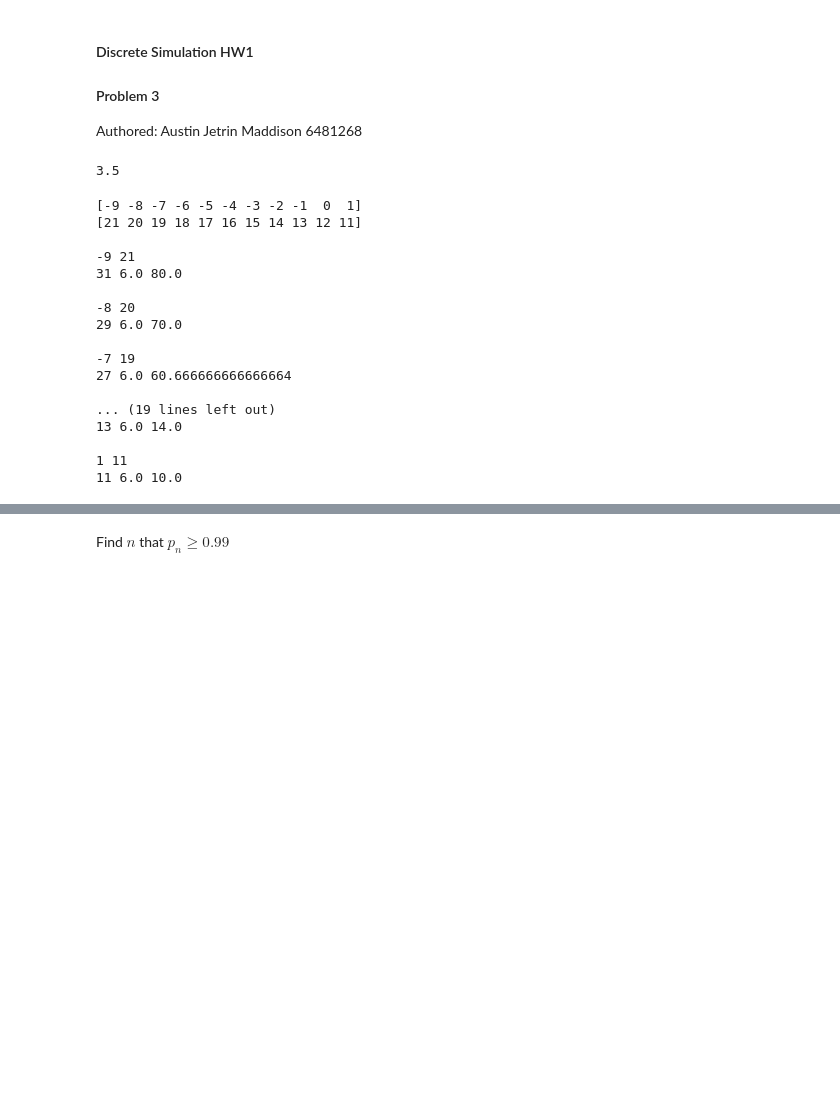
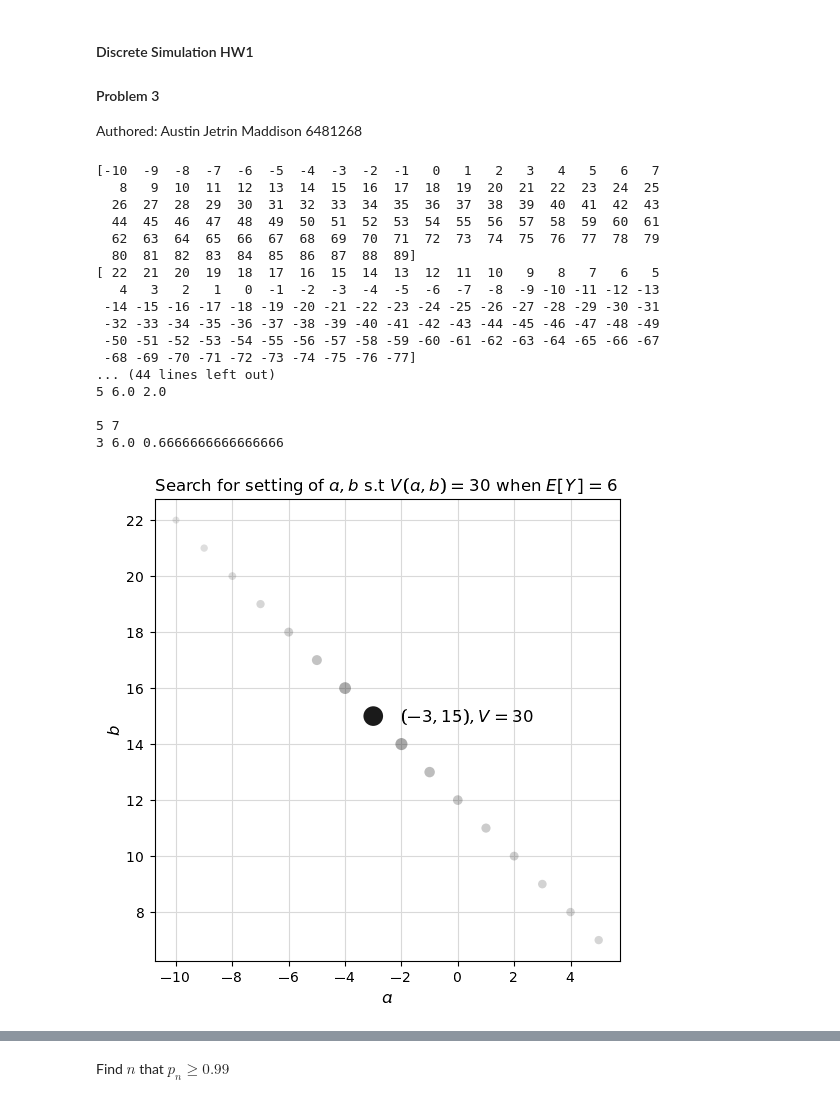
Before and after one commit to AustinMaddison/discrete-simulation, a Jupyter notebook: src/hw1/p3.ipynb, the cells around one changed output, grey strips where cells are left out. Saved outputs shown, nothing was run; the diff lists cells and outputs as text; code cells hidden in the pictures; blank space fills up the shorter version.

Commit message:
p3 search for a,b

```diff
--- a/src/hw1/p3.ipynb
+++ b/src/hw1/p3.ipynb
@@ -9,7 +9,3 @@ import numpy as np
 from my_settings import *
 # %%
 np.random.seed(27)
-# %%
-np.sum(np.arange(1,7,1) * 1/6)
-# %% [output]
-3.5
@@ -19,41 +12,62 @@ def run_sim(n: int, N: int) -> float:
 # %%
-a_s = np.arange(1, 12, 1)
-b_s = np.ones(11, dtype=int) * 12 - a_s
+a_s = np.arange(0, 100, 1)
+b_s = np.ones(100, dtype=int) * 12 - a_s
+
+
 
 d = 10
 a_s += -d
 b_s += d
 
 print(a_s)
 print(b_s)
 
 
 calc_n = lambda a, b : b - a + 1
 calc_mean = lambda a, b : (calc_n(a,b) - 1) / 2 + a
 calc_var = lambda n : (n**2 - 1) / 12
 
+
+plt.figure(figsize=(6, 6))
 for  i in range(a_s.size):
     a= a_s[i]
     b= b_s[i]
 
-    print()
-    print(a, b)
-    print(calc_n(a, b), calc_mean(a,b), calc_var(calc_n(a,b)))
+    if a<b:
+        distance = np.sqrt((abs(30-calc_var(calc_n(a,b)))+ 1)**-1)
+        plt.scatter(a, b, s=distance* 200, alpha = distance, color=(.1, .1, .1), edgecolor='none', zorder=4)
+
+        print()
+        print(a, b)
+        print(calc_n(a, b), calc_mean(a,b), calc_var(calc_n(a,b)))
+
+
+plt.grid(color=(0.85, 0.85, 0.85))
+
+plt.title("Search for setting of $a,b$ s.t $V(a,b) = 30$ when $E[Y]=6$", fontsize=12)
+plt.xlabel("$a$", fontsize=12)
+plt.ylabel("$b$", fontsize=12)
+
+p = (-3, 15)
+plt.annotate(f"$({{{ p[0] }}},{{{p[1]}}}), V=30$", (p[0]+ 1, p[1]-0.2), fontsize=12, zorder = 7)
+
+plt.savefig("tex/p3.svg")
 # %% [output]
-[-9 -8 -7 -6 -5 -4 -3 -2 -1  0  1]
-[21 20 19 18 17 16 15 14 13 12 11]
+[-10  -9  -8  -7  -6  -5  -4  -3  -2  -1   0   1   2   3   4   5   6   7
+   8   9  10  11  12  13  14  15  16  17  18  19  20  21  22  23  24  25
+  26  27  28  29  30  31  32  33  34  35  36  37  38  39  40  41  42  43
+  44  45  46  47  48  49  50  51  52  53  54  55  56  57  58  59  60  61
+  62  63  64  65  66  67  68  69  70  71  72  73  74  75  76  77  78  79
+  80  81  82  83  84  85  86  87  88  89]
+[ 22  21  20  19  18  17  16  15  14  13  12  11  10   9   8   7   6   5
+   4   3   2   1   0  -1  -2  -3  -4  -5  -6  -7  -8  -9 -10 -11 -12 -13
+ -14 -15 -16 -17 -18 -19 -20 -21 -22 -23 -24 -25 -26 -27 -28 -29 -30 -31
+ -32 -33 -34 -35 -36 -37 -38 -39 -40 -41 -42 -43 -44 -45 -46 -47 -48 -49
+ -50 -51 -52 -53 -54 -55 -56 -57 -58 -59 -60 -61 -62 -63 -64 -65 -66 -67
+ -68 -69 -70 -71 -72 -73 -74 -75 -76 -77]
+... (44 lines left out)
+5 6.0 2.0
 
--9 21
-31 6.0 80.0
-
--8 20
-29 6.0 70.0
-
--7 19
-27 6.0 60.666666666666664
-
-... (19 lines left out)
-13 6.0 14.0
-
-1 11
-11 6.0 10.0
+5 7
+3 6.0 0.6666666666666666
+[figure, added]
```
Also changed, not shown: parts of 2 cells of this notebook, 2 other files.
